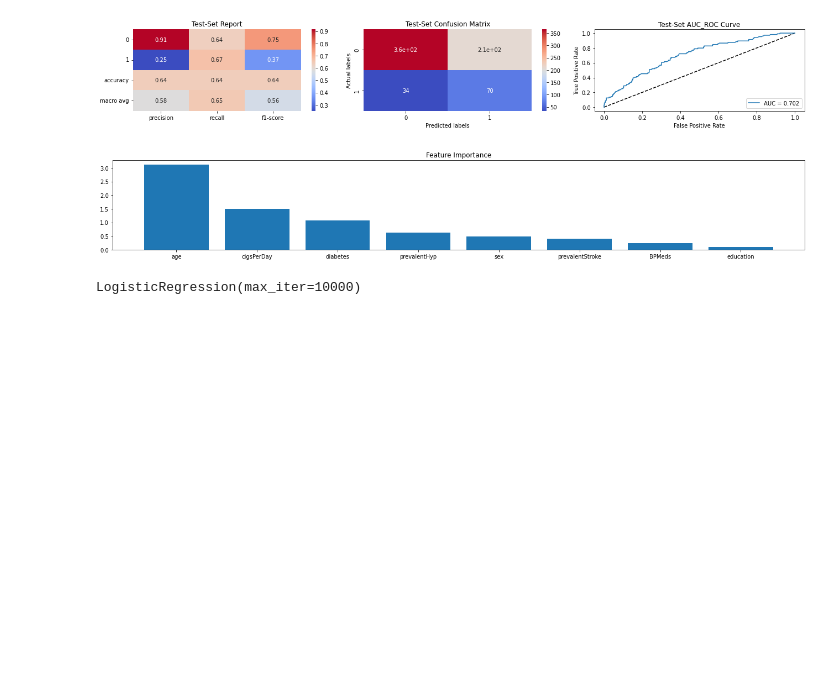
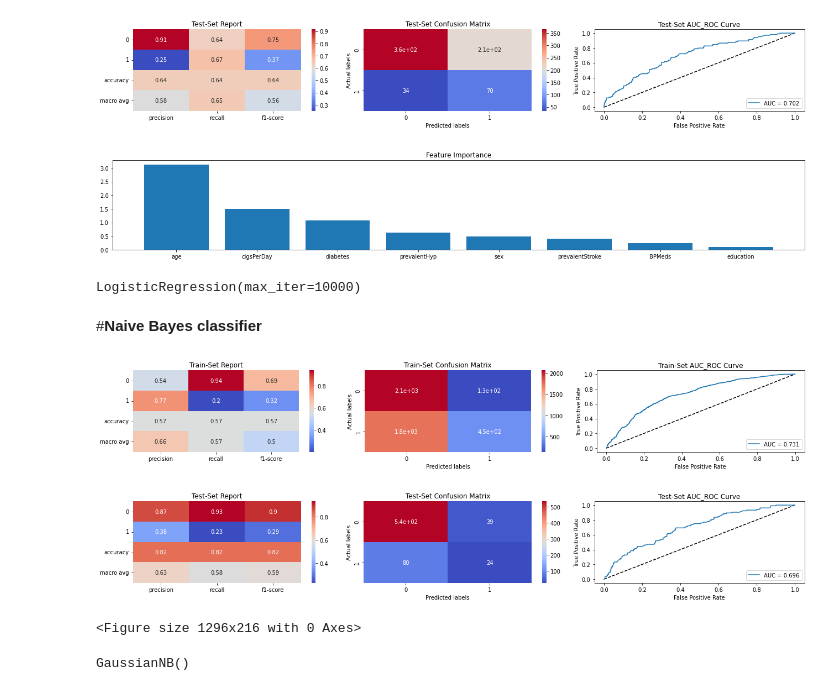
Before and after one commit to sksamima5/Cardiovascular-Risk-Prediction, a Jupyter notebook: Cardiovascular_Risk_Prediction_.ipynb, the cells around one changed output. Drawn from its saved outputs; the diff is of its cells as text; code cells hidden in the pictures; blank space fills up the shorter version.

```diff
--- a/Cardiovascular_Risk_Prediction_.ipynb
+++ b/Cardiovascular_Risk_Prediction_.ipynb
@@ -985,3 +913,14 @@ analyse_model(lr, X_smote, X_test, y_smote, y_test)
 [figure]
 [figure]
 LogisticRegression(max_iter=10000)
+# %% [markdown]
+#**Naive Bayes classifier**
+# %%
+#Fitting Naive Bayes classifier
+nbc = GaussianNB()
+analyse_model(nbc, X_smote, X_test, y_smote, y_test)
+# %% [output]
+[figure, added]
+[figure, added]
+<Figure size 1296x216 with 0 Axes>
+GaussianNB()
```
Also changed, not shown: parts of 7 cells of this notebook.
